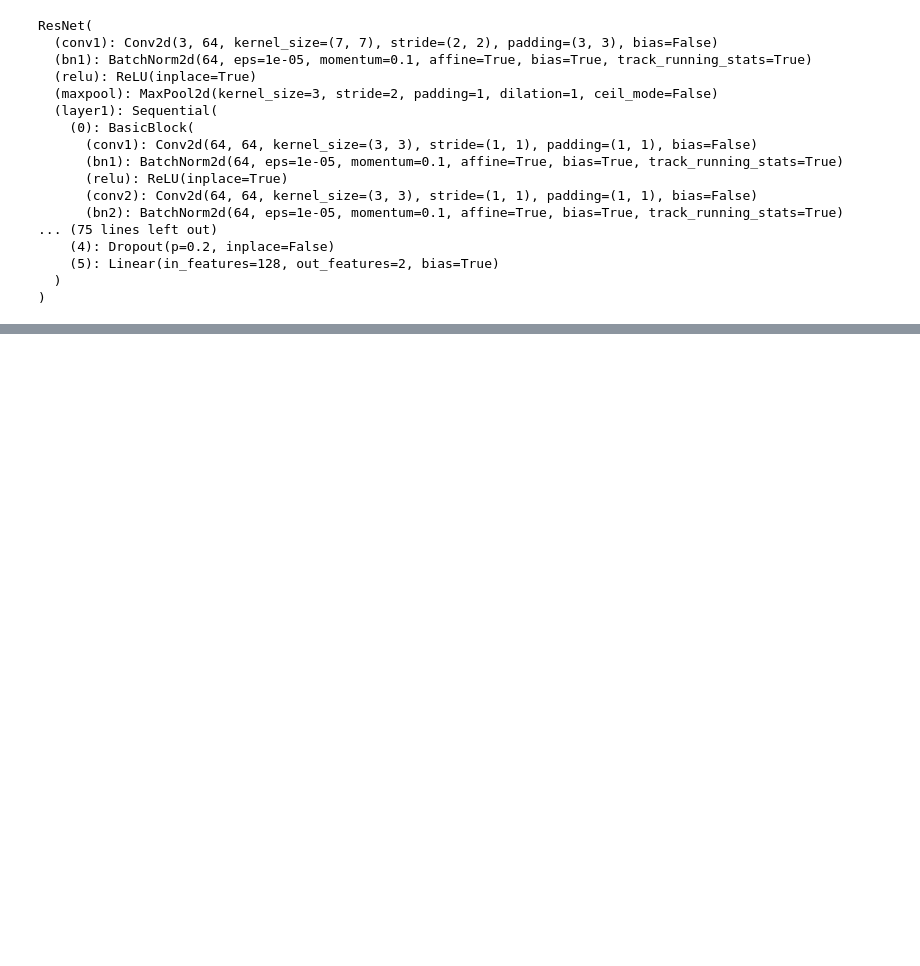
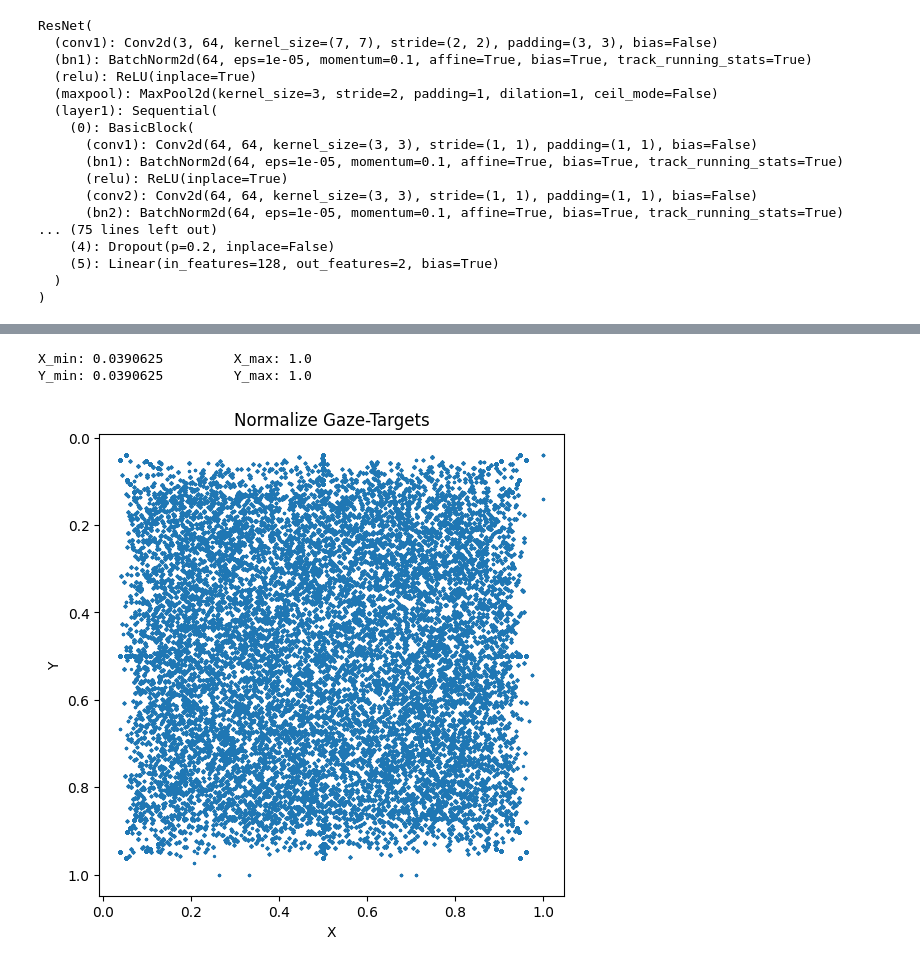
Before and after one commit to RafeiKAr/gaze-estimation, a Jupyter notebook: notebook_model_train.ipynb, the cells around one changed output, grey strips where cells are left out. Cells and saved outputs as stored; diff of their text form; code cells hidden in the pictures; blank space fills up the shorter version.

```diff
--- a/notebook_model_train.ipynb
+++ b/notebook_model_train.ipynb
@@ -555,0 +785,33 @@ Diagonal-Error %: 68.800 %
+# %%
+
+# Normalize:
+norm_labels_file = './dataset/norm_labels.csv'
+
+df2 = pd.read_csv(norm_labels_file)
+
+x = df2["x"]
+y = df2["y"]
+
+print(f"X_min: {np.min(x)}\t X_max: {np.max(x)}")
+print(f"Y_min: {np.min(y)}\t Y_max: {np.max(y)}")
+"""
+df = pd.read_csv("./dataset/norm_labels.csv")
+
+errors = df[(df["x_norm"] > 1) | (df["y_norm"] > 1)]
+
+print(errors)
+"""
+
+plt.figure(figsize=(6,6))
+plt.scatter(x, y, s=2)
+
+plt.title("Normalize Gaze-Targets")
+plt.xlabel("X")
+plt.ylabel("Y")
+
+plt.gca().invert_yaxis()
+plt.show()
+# %% [output]
+X_min: 0.0390625         X_max: 1.0
+Y_min: 0.0390625         Y_max: 1.0
+[figure, added]
```
Also changed, not shown: parts of 13 cells of this notebook, 8 other files.
